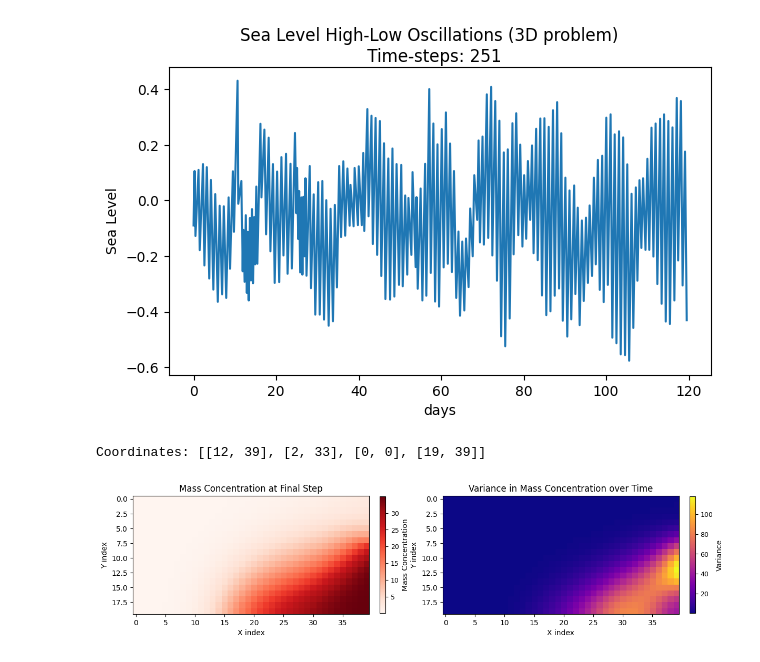
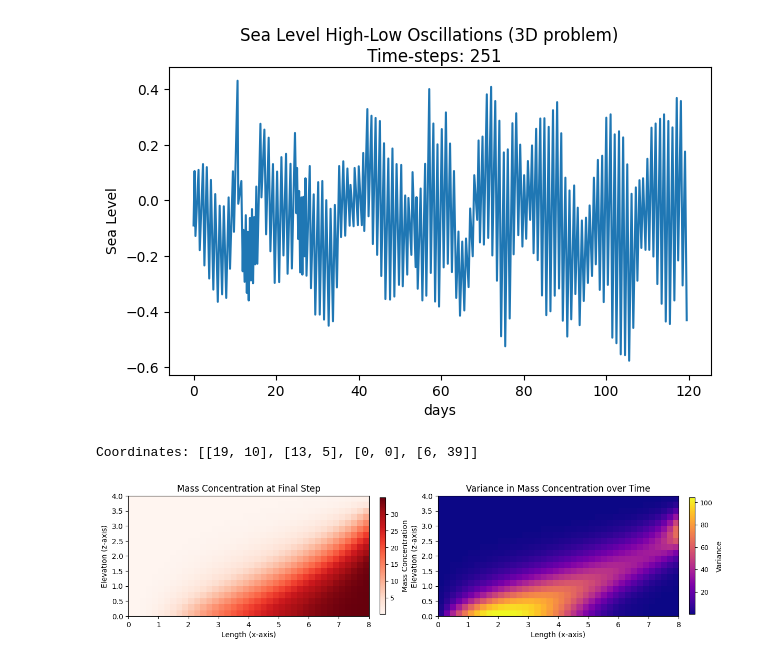
Before and after one commit to arpit-kapoor/henry_mflab, a Jupyter notebook: notebooks/test_data.ipynb, the cells around one changed output. Saved outputs shown, nothing was run; the diff lists cells and outputs as text; code cells hidden in the pictures.

```diff
--- a/notebooks/test_data.ipynb
+++ b/notebooks/test_data.ipynb
@@ -107,7 +107,10 @@ import matplotlib.pyplot as plt
 import numpy as np
 import os
 
-single_run_dir = os.path.expanduser('~/Projects/groundwater/data/henry_data/one_coupling_scenario/scenario_beta0.700_diffc0.57024/run_000002_in2.8510_')
+# single_run_dir = os.path.expanduser('~/Projects/groundwater/data/henry_data/one_coupling_scenario/scenario_beta0.700_diffc0.57024/run_000001_in2.8750_')
+# single_run_dir = os.path.expanduser('~/Projects/groundwater/data/henry_data/one_coupling_scenario/scenario_beta0.700_diffc0.57024/run_000001_in28.7500_')
+single_run_dir = os.path.expanduser('~/Projects/groundwater/data/henry_data/one_coupling_scenario/scenario_beta0.700_diffc0.57024/run_000001_in14.2610_')
+
 
 # 1. Point to your Cell-by-Cell file (update the filename to match your model name)
 cbc_file = os.path.join(single_run_dir, "gwf.cbc")
@@ -158,15 +161,15 @@ with open(tides_ts, 'r') as f:
 # print("Extracted tidal heads:", np.array(tide_heads))
 
 # 6. Plot the extracted fluxes and tide heads in subplots
-fig, (ax1, ax2) = plt.subplots(1, 2, figsize=(16, 4), sharex=True)
+fig, (ax1, ax2) = plt.subplots(1, 2, figsize=(16, 4))
 
-ax1.plot(times, actual_qin, marker='o', linestyle='-', color='b', label='Simulated Q_in (from .cbc)')
+ax1.plot(times, actual_qin, linestyle='-', color='b', label='Simulated Q_in (from .cbc)')
 ax1.set_title("Validation of Time-Varying Inflow (WEL Package)")
 ax1.set_ylabel("Total Inflow Rate ($m^3/d$)")
 ax1.grid(True)
 ax1.legend()
 
-ax2.plot(times, tide_heads[1:], marker='s', linestyle='-', color='g', label='Tidal Heads (from .ts)')
+ax2.plot(times, tide_heads[1:], linestyle='-', color='g', label='Tidal Heads (from .ts)')
 ax2.set_xlabel("Simulation Time (Days)")
 ax2.set_ylabel("Tidal Head")
 ax2.grid(True)
@@ -194,6 +197,7 @@ ax.set_xlabel('days')
 Text(0.5, 0, 'days')
 [figure]
 # %%
+from numpy.lib import index_tricks
 def plot_2d_field(data, title, cbar_label, cmap="plasma", figsize=None):
     if not isinstance(data, list):
         data = [data]
@@ -211,16 +215,21 @@ def plot_2d_field(data, title, cbar_label, cmap="plasma", figsize=None):
     fig, axes = plt.subplots(1, n_plots, figsize=figsize, squeeze=False)
     axes = axes.flatten()
 
+    x_range = (0, 8.0)
+    z_range = (0, 4.0)
+
     for i in range(n_plots):
         ax = axes[i]
-        im = ax.imshow(data[i], cmap=cmap[i])
+        im = ax.imshow(data[i], cmap=cmap[i], extent=[x_range[0], x_range[1], z_range[0], z_range[1]])
         ax.set_title(title[i], fontsize=12)
-        ax.set_xlabel("X index", fontsize=10)
-        ax.set_ylabel("Y index", fontsize=10)
+        ax.set_xlabel("Length (x-axis)", fontsize=10)
+        ax.set_ylabel("Elevation (z-axis)", fontsize=10)
         cbar = fig.colorbar(im, ax=ax, fraction=0.046, pad=0.04, shrink=0.6)
         cbar.set_label(cbar_label[i], fontsize=10)
         cbar.ax.tick_params(labelsize=9)
-
+        # if x_ticks is not None and y_ticks is not None:
+        #     ax.set_xticks(x_ticks)
+        #     ax.set_yticks(y_ticks)
     plt.tight_layout()
     plt.show()
     return fig, axes
@@ -232,20 +241,20 @@ output_tensor = windows['output_tensor']
 # %%
 # Coords with max and min variance over time
 mass_conc_at_final_step = output_tensor[-1, 0, :, :]  # shape (ny, nx)
 var_over_time = output_tensor[:, 0].var(axis=0)  # shape (ny, nx)
 flat_idx_var_order = np.argsort(var_over_time.ravel())[::-1]
 flat_idx_var_select = np.concatenate([flat_idx_var_order[:1], flat_idx_var_order[[int(len(flat_idx_var_order)//2)]], flat_idx_var_order[-1:]])
 coord_list_var = np.array([np.unravel_index(idx, var_over_time.shape) for idx in flat_idx_var_select])
-coord_list_var = np.concatenate([coord_list_var, np.array([[19, 39]])])  # Combine with previous max-diff coords, ensuring no duplicates
+coord_list_var = np.concatenate([coord_list_var, np.array([[6, 39]])])  # Combine with previous max-diff coords, ensuring no duplicates
 print("Coordinates:", coord_list_var.tolist())
 
 # Plot variance map using the reusable function
 _ = plot_2d_field(
     [mass_conc_at_final_step, var_over_time],
     title=["Mass Concentration at Final Step", "Variance in Mass Concentration over Time"],
     cbar_label=["Mass Concentration", "Variance"],
-    cmap=["Reds", "plasma"]
+    cmap=["Reds", "plasma"],
 )
 # %% [output]
-Coordinates: [[12, 39], [2, 33], [0, 0], [19, 39]]
+Coordinates: [[19, 10], [13, 5], [0, 0], [6, 39]]
-[figure, old version]
+[figure, new version]
```
Also changed, not shown: parts of 8 cells of this notebook, 8 other files.
